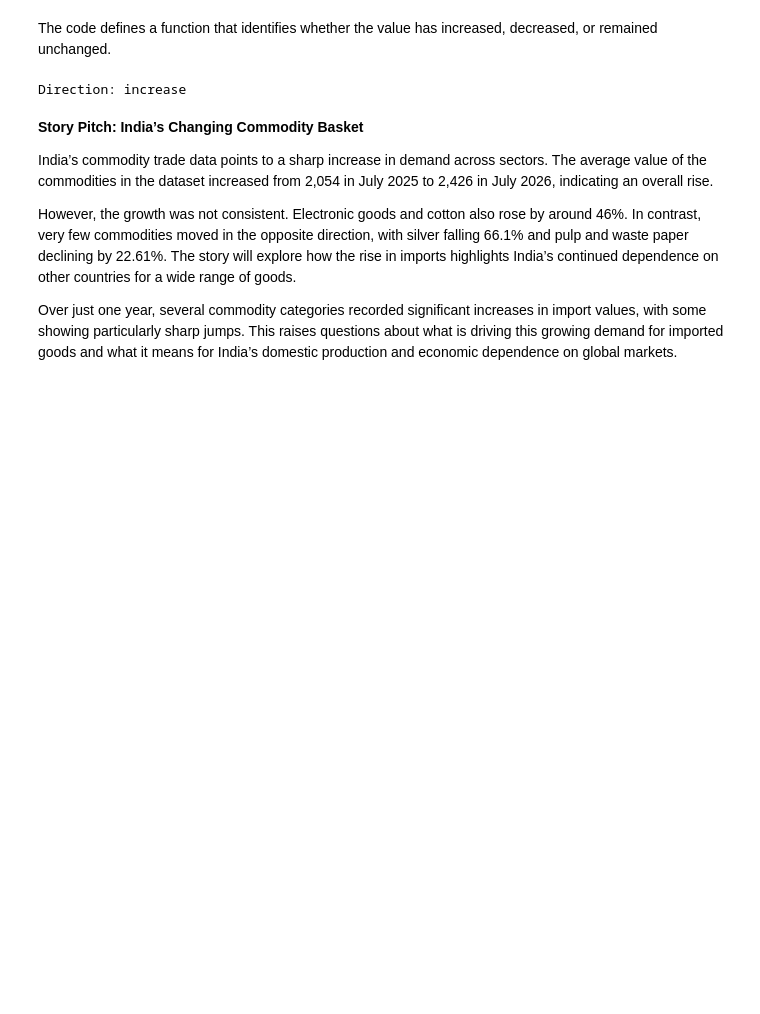
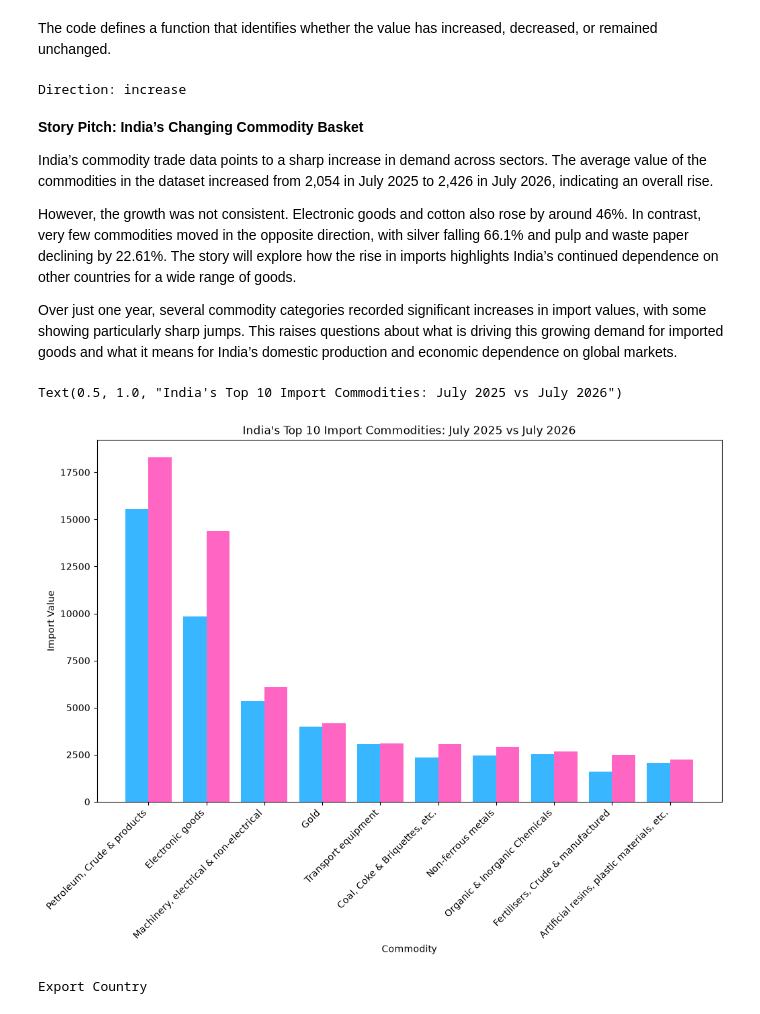
Before and after one commit to jiyanshah18-web/JIYA-SHAH, a Jupyter notebook: JIYA~TRADE DATA FINAL .ipynb, the cells around one changed output. Cells and saved outputs as stored; diff of their text form; code cells hidden in the pictures; blank space fills up the shorter version.

```diff
--- a/JIYA~TRADE DATA FINAL .ipynb
+++ b/JIYA~TRADE DATA FINAL .ipynb
@@ -568,0 +571,38 @@ Over just one year, several commodity categories recorded significant increases
+# %%
+import matplotlib.pyplot as plt
+
+plot_df = df.sort_values("jul'26", ascending=False).head(10)
+
+plt.figure(figsize=(12, 7))
+
+x = range(len(plot_df))
+
+plt.bar(
+    [i - 0.2 for i in x],
+    plot_df["jul'25"],
+    width=0.4,
+    label="July 2025",
+    color="#38b6ff"
+)
+
+plt.bar(
+    [i + 0.2 for i in x],
+    plot_df["jul'26"],
+    width=0.4,
+    label="July 2026",
+    color= "#ff66c4"
+)
+
+plt.xticks(x, plot_df["commodity"], rotation=45, ha="right")
+
+plt.xlabel("Commodity")
+plt.ylabel("Import Value")
+plt.title("India's Top 10 Import Commodities: July 2025 vs July 2026")
+# %% [output]
+Text(0.5, 1.0, "India's Top 10 Import Commodities: July 2025 vs July 2026")
+[figure, added]
+# %%
+df = pd.read_excel("India_Trade_QuickEstimates_July2026.xlsx",sheet_name="Export Countries USD")
+print("Export Country")
+# %% [output]
+Export Country
```
Also changed, not shown: parts of 14 cells of this notebook.
